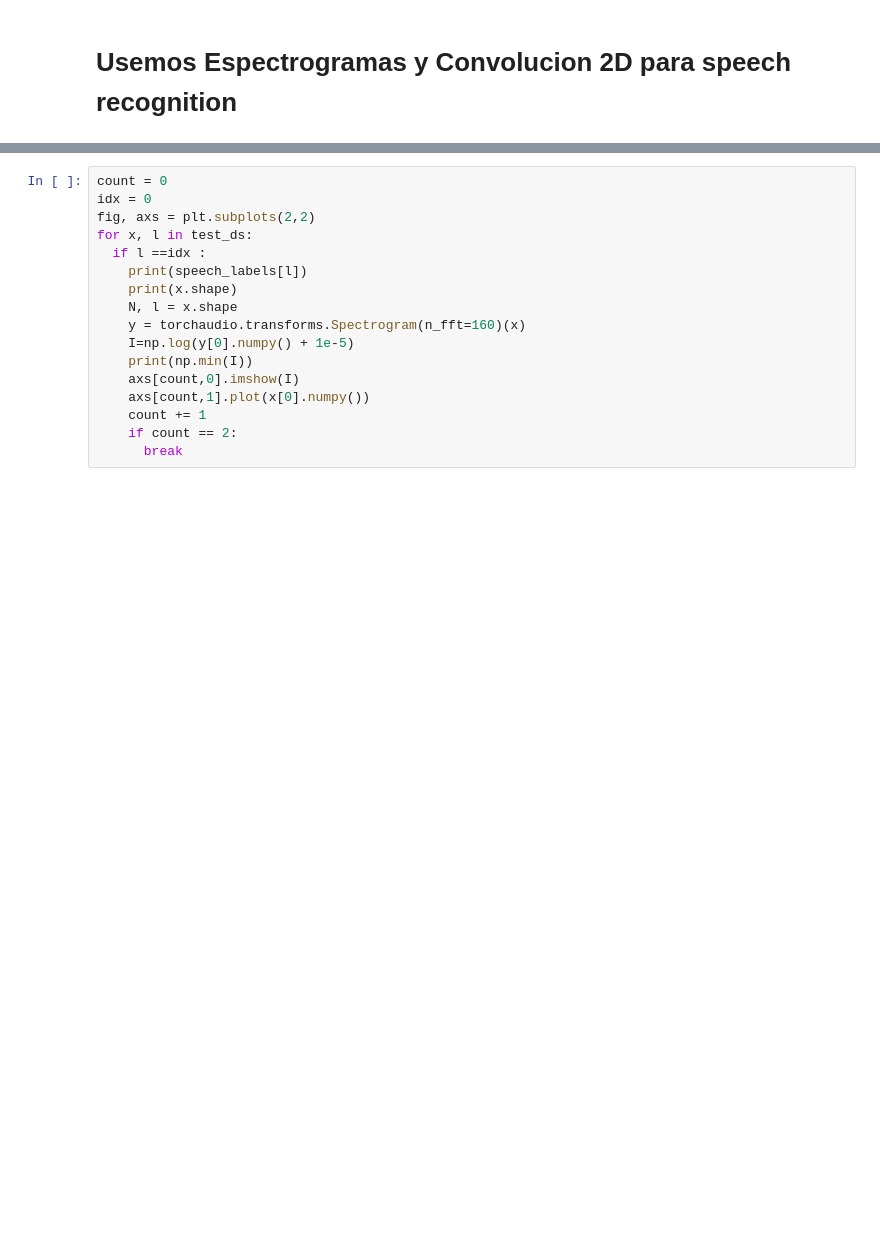
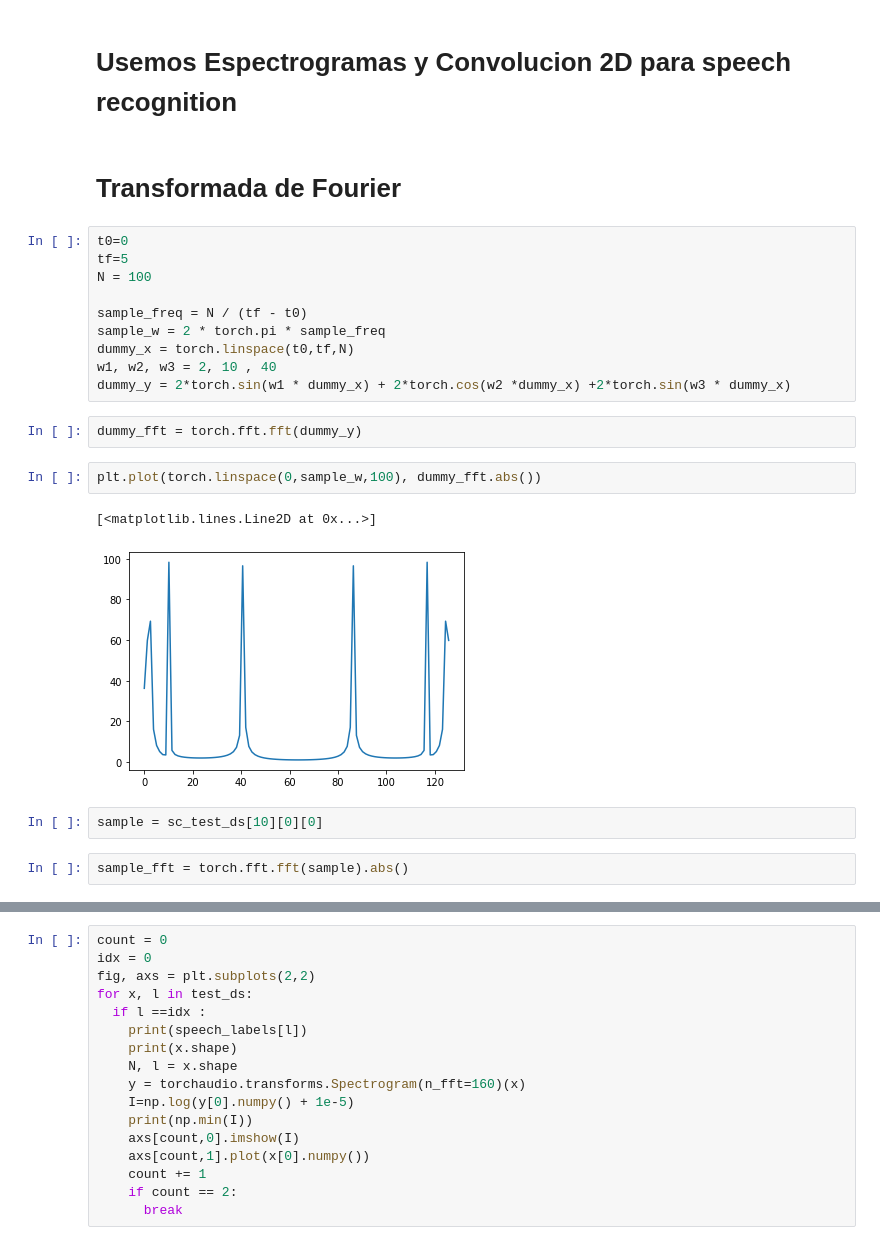
Before and after one commit to elvin-mark/CursoVeranoML, a Jupyter notebook: notebooks/Clase4.ipynb, the cells around one changed output, grey strips where cells are left out. Drawn from its saved outputs; the diff is of its cells as text; blank space fills up the shorter version.

```diff
--- a/notebooks/Clase4.ipynb
+++ b/notebooks/Clase4.ipynb
@@ -210,3 +210,26 @@ Bed
 [interactive output not drawn]
 # %% [markdown]
 # Usemos Espectrogramas y Convolucion 2D para speech recognition
+# %% [markdown]
+# Transformada de Fourier
+# %%
+t0=0
+tf=5
+N = 100
+
+sample_freq = N / (tf - t0)
+sample_w = 2 * torch.pi * sample_freq
+dummy_x = torch.linspace(t0,tf,N)
+w1, w2, w3 = 2, 10 , 40
+dummy_y = 2*torch.sin(w1 * dummy_x) + 2*torch.cos(w2 *dummy_x) +2*torch.sin(w3 * dummy_x)
+# %%
+dummy_fft = torch.fft.fft(dummy_y)
+# %%
+plt.plot(torch.linspace(0,sample_w,100), dummy_fft.abs())
+# %% [output]
+[<matplotlib.lines.Line2D at 0x...>]
+[figure, added]
+# %%
+sample = sc_test_ds[10][0][0]
+# %%
+sample_fft = torch.fft.fft(sample).abs()
```
Also changed, not shown: parts of 29 cells of this notebook.
